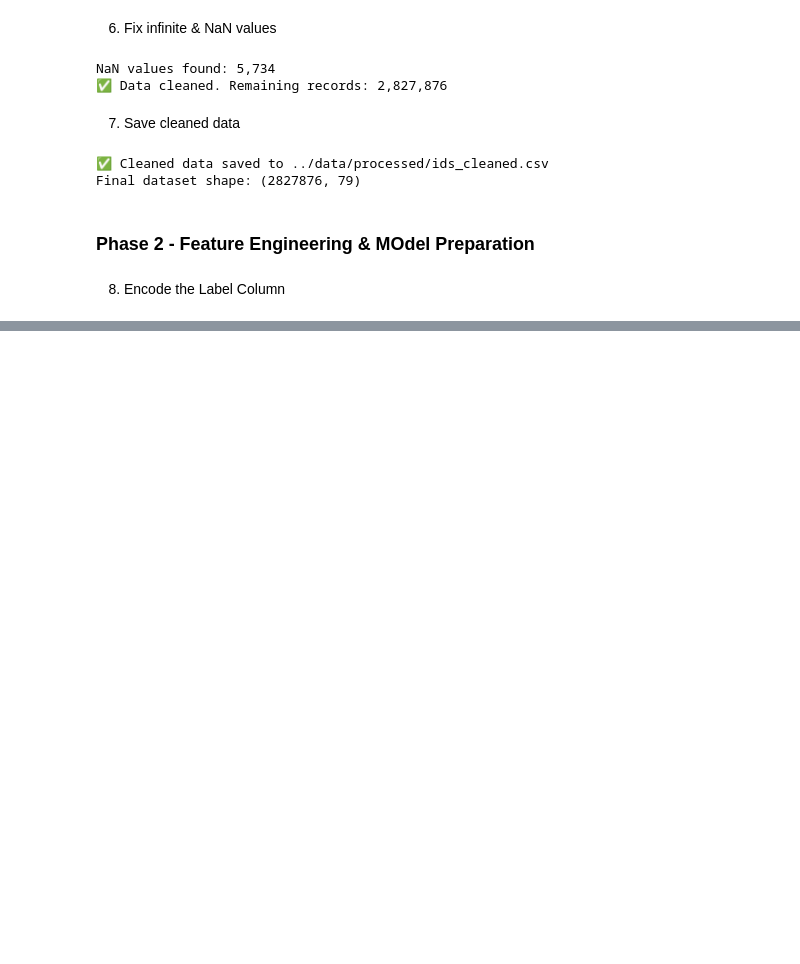
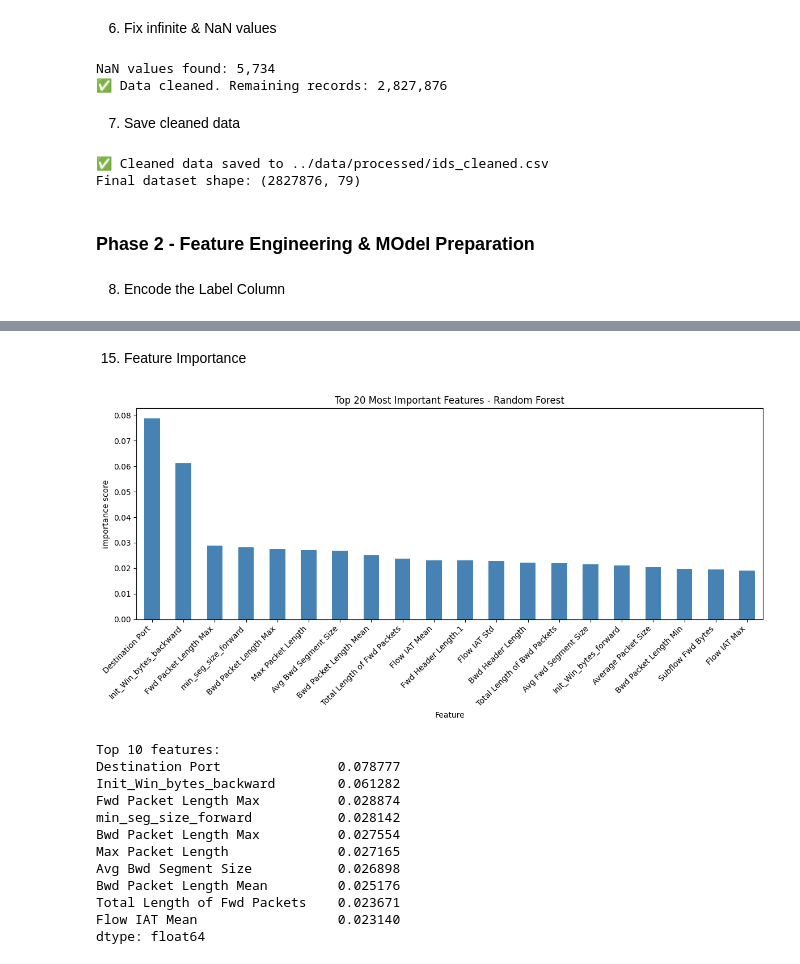
Before and after one commit to C4naryS0ck/IDS, a Jupyter notebook: notebooks/01_exploration.ipynb, the cells around one changed output, grey strips where cells are left out. Cells and saved outputs as stored; diff of their text form; code cells hidden in the pictures; blank space fills up the shorter version.

```diff
--- a/notebooks/01_exploration.ipynb
+++ b/notebooks/01_exploration.ipynb
@@ -111,0 +180,19 @@ Final dataset shape: (2827876, 79)
+# %%
+from sklearn.ensemble import RandomForestClassifier
+import time
+
+print("Training Random Forest Classifier... (this will take 5-15 minutes)")
+print("Go grab a coffee ☕️")
+
+start = time.time()
+rf_model = RandomForestClassifier(
+    n_estimators=100,
+    max_depth=10,
+    class_weight="balanced",
+    random_state=42,
+    n_jobs=-1
+)
+
+rf_model.fit(X_train_scaled, y_train)
+end = time.time()
+print(f"\n✅ Random Forest trained in {(end - start)/60:.2f} minutes.")
@@ -111,0 +257,33 @@ Final dataset shape: (2827876, 79)
+# %% [markdown]
+15. Feature Importance
+# %%
+importances = pd.Series(
+    rf_model.feature_importances_,
+    index = X.columns
+).sort_values(ascending=False)
+
+plt.figure(figsize=(12,6))
+importances.head(20).plot(kind="bar",color="steelblue")
+plt.title("Top 20 Most Important Features - Random Forest")
+plt.xlabel("Feature")
+plt.ylabel("importance score")
+plt.xticks(rotation=45, ha="right")
+plt.tight_layout()
+plt.show()
+
+print("\nTop 10 features:")
+print(importances.head(10))
+# %% [output]
+[figure, added]
+Top 10 features:
+Destination Port               0.078777
+Init_Win_bytes_backward        0.061282
+Fwd Packet Length Max          0.028874
+min_seg_size_forward           0.028142
+Bwd Packet Length Max          0.027554
+Max Packet Length              0.027165
+Avg Bwd Segment Size           0.026898
+Bwd Packet Length Mean         0.025176
+Total Length of Fwd Packets    0.023671
+Flow IAT Mean                  0.023140
+dtype: float64
```
Also changed, not shown: parts of 14 cells of this notebook.
